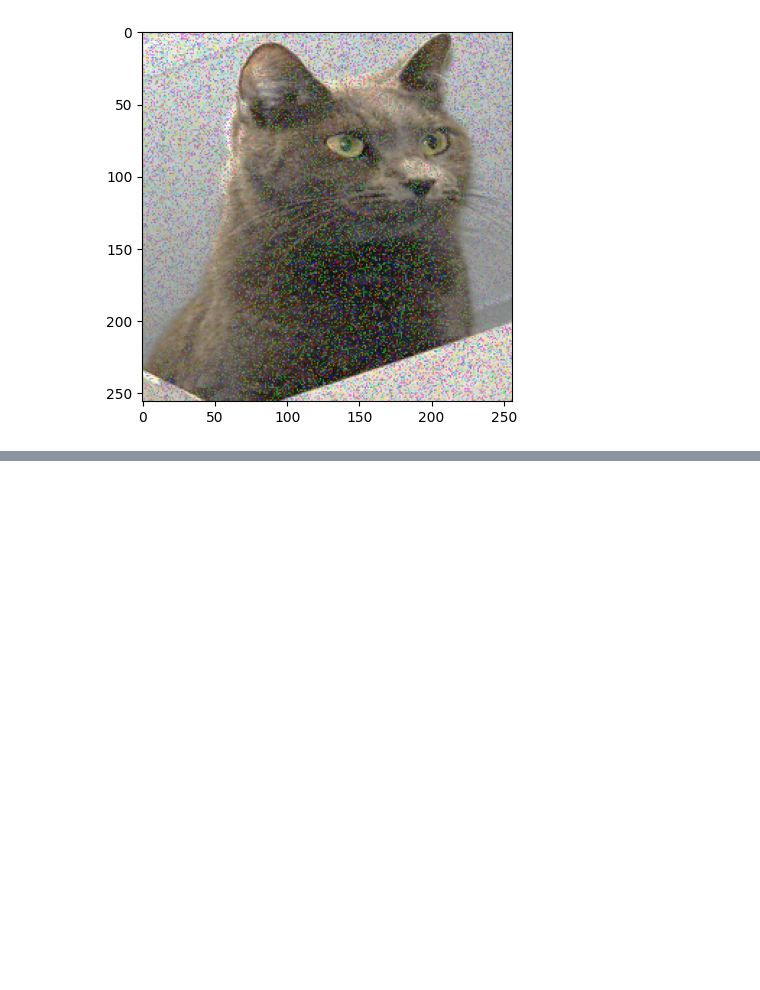
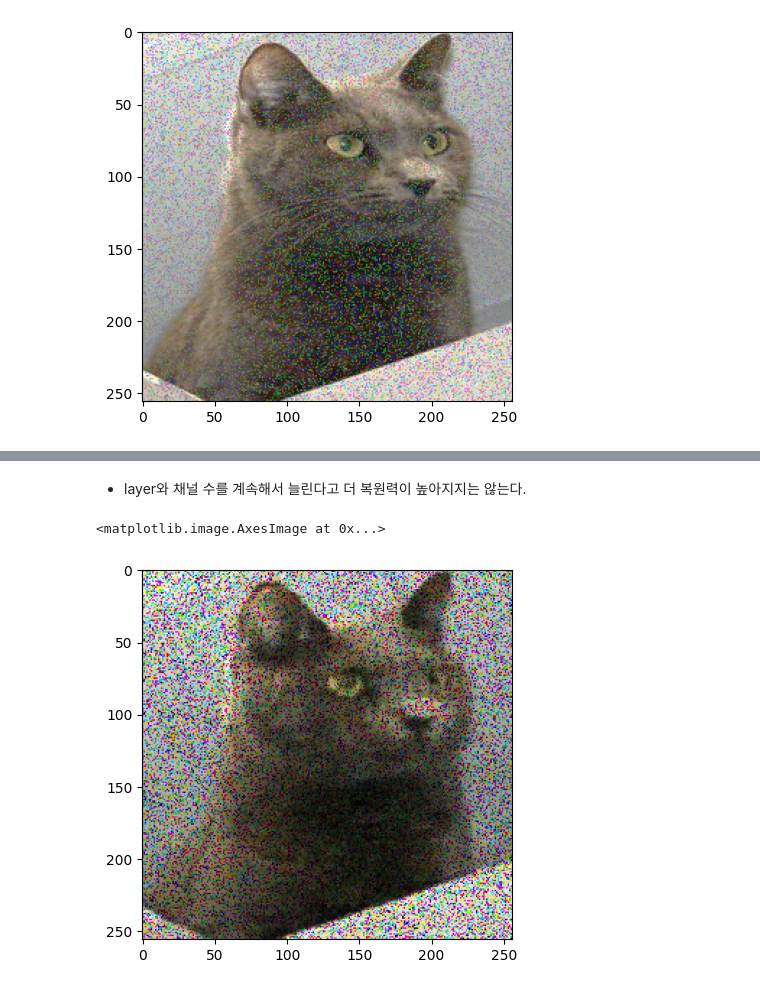
Before and after one commit to kal6868/study, a Jupyter notebook: autoencoder/autoencoder_cnn.ipynb, the cells around one changed output, grey strips where cells are left out. Drawn from its saved outputs; the diff is of its cells as text; code cells hidden in the pictures; blank space fills up the shorter version.

```diff
--- a/autoencoder/autoencoder_cnn.ipynb
+++ b/autoencoder/autoencoder_cnn.ipynb
@@ -437,0 +530,9 @@ plt.imshow(image_recover.permute(1, 2, 0).cpu().numpy())
+# %% [markdown]
+* layer와 채널 수를 계속해서 늘린다고 더 복원력이 높아지지는 않는다.
+# %%
+_path = os.path.join("/kaggle/working/ckpt", "ae_ckpt.pt")
+image_recover = inference_img(_path, test_files_numpy[10])
+plt.imshow(image_recover.permute(1, 2, 0).cpu().numpy())
+# %% [output]
+<matplotlib.image.AxesImage at 0x...>
+[figure, added]
```
Also changed, not shown: parts of 2 cells of this notebook.
